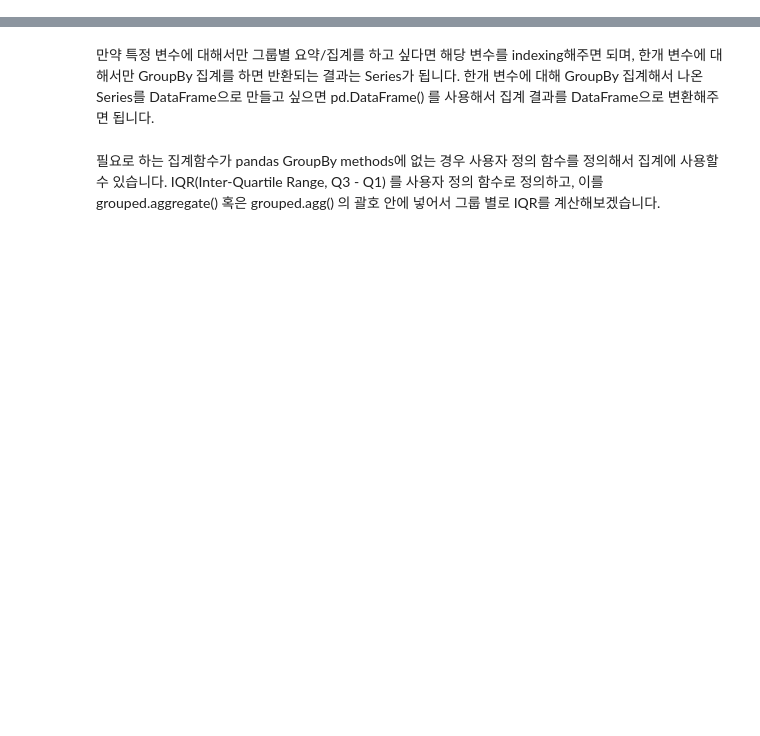
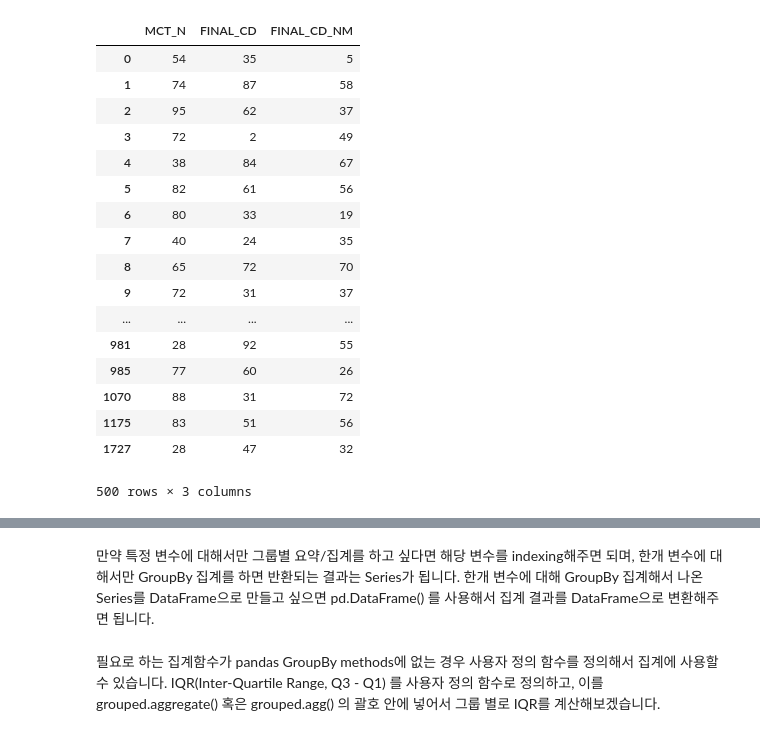
Before and after one commit to mchoimis/-, a Jupyter notebook: test_pandas.ipynb, the cells around one changed output, grey strips where cells are left out. Saved outputs shown, nothing was run; the diff lists cells and outputs as text; code cells hidden in the pictures; blank space fills up the shorter version.

```diff
--- a/test_pandas.ipynb
+++ b/test_pandas.ipynb
@@ -31,0 +118,7 @@ import matplotlib.pyplot as plt
+# %%
+# upjong
+
+num_upjong = 2786049
+upjong = pd.DataFrame(np.random.randint(0, 100, size=(num_upjong, 3)))
+upjong.columns = ['MCT_N', 'FINAL_CD', 'FINAL_CD_NM']
+upjong.head()
@@ -31,0 +132,23 @@ import matplotlib.pyplot as plt
+# %%
+grouped = upjong.groupby('MCT_N')
+# %%
+grouped.head()
+# %% [output]
+|  | MCT_N | FINAL_CD | FINAL_CD_NM |
+| 0 | 54 | 35 | 5 |
+| 1 | 74 | 87 | 58 |
+| 2 | 95 | 62 | 37 |
+| 3 | 72 | 2 | 49 |
+| 4 | 38 | 84 | 67 |
+| 5 | 82 | 61 | 56 |
+| 6 | 80 | 33 | 19 |
+| 7 | 40 | 24 | 35 |
+| 8 | 65 | 72 | 70 |
+| 9 | 72 | 31 | 37 |
+| ... | ... | ... | ... |
+| 981 | 28 | 92 | 55 |
+| 985 | 77 | 60 | 26 |
+| 1070 | 88 | 31 | 72 |
+| 1175 | 83 | 51 | 56 |
+| 1727 | 28 | 47 | 32 |
+500 rows × 3 columns
```
Also changed, not shown: parts of 25 cells of this notebook.
